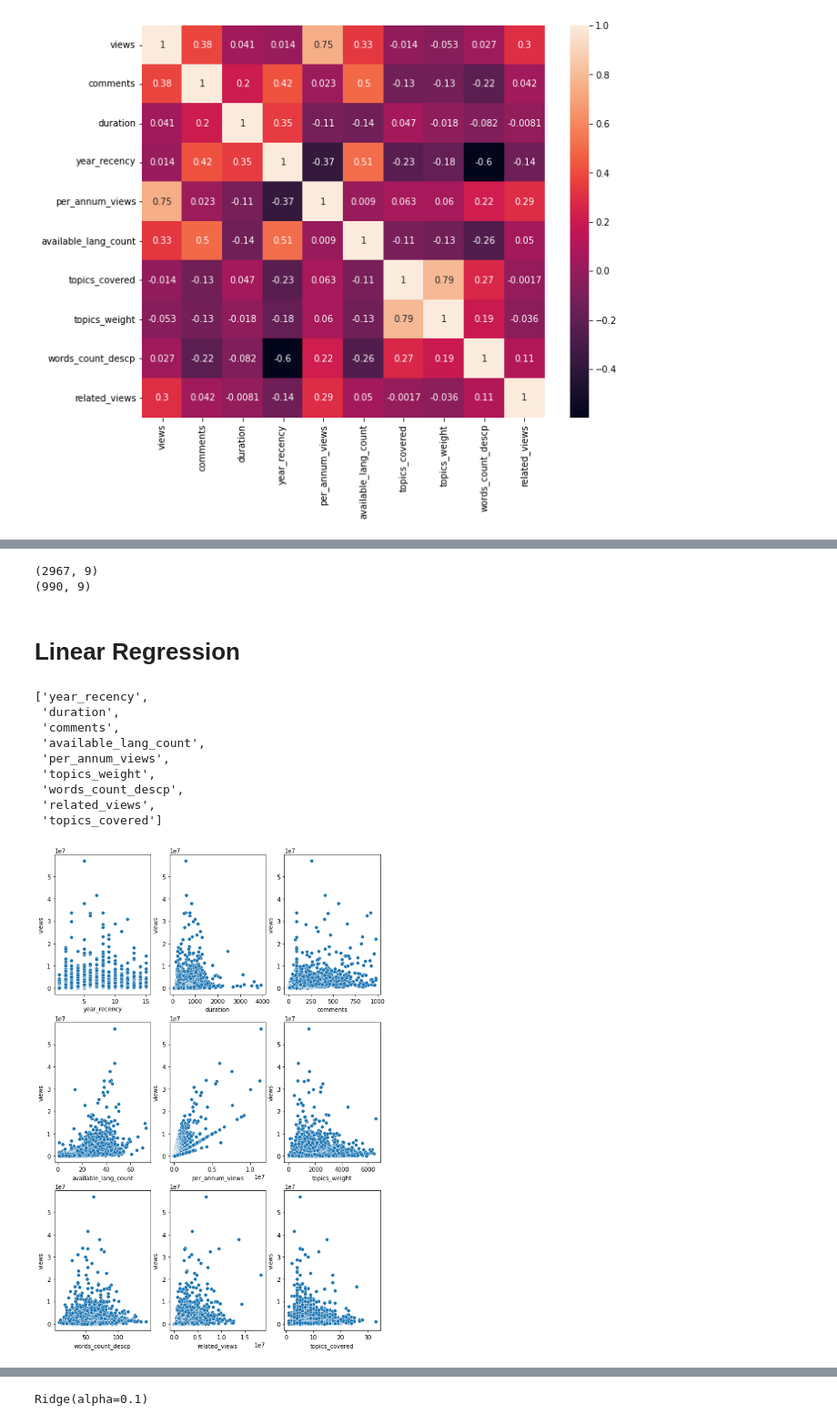
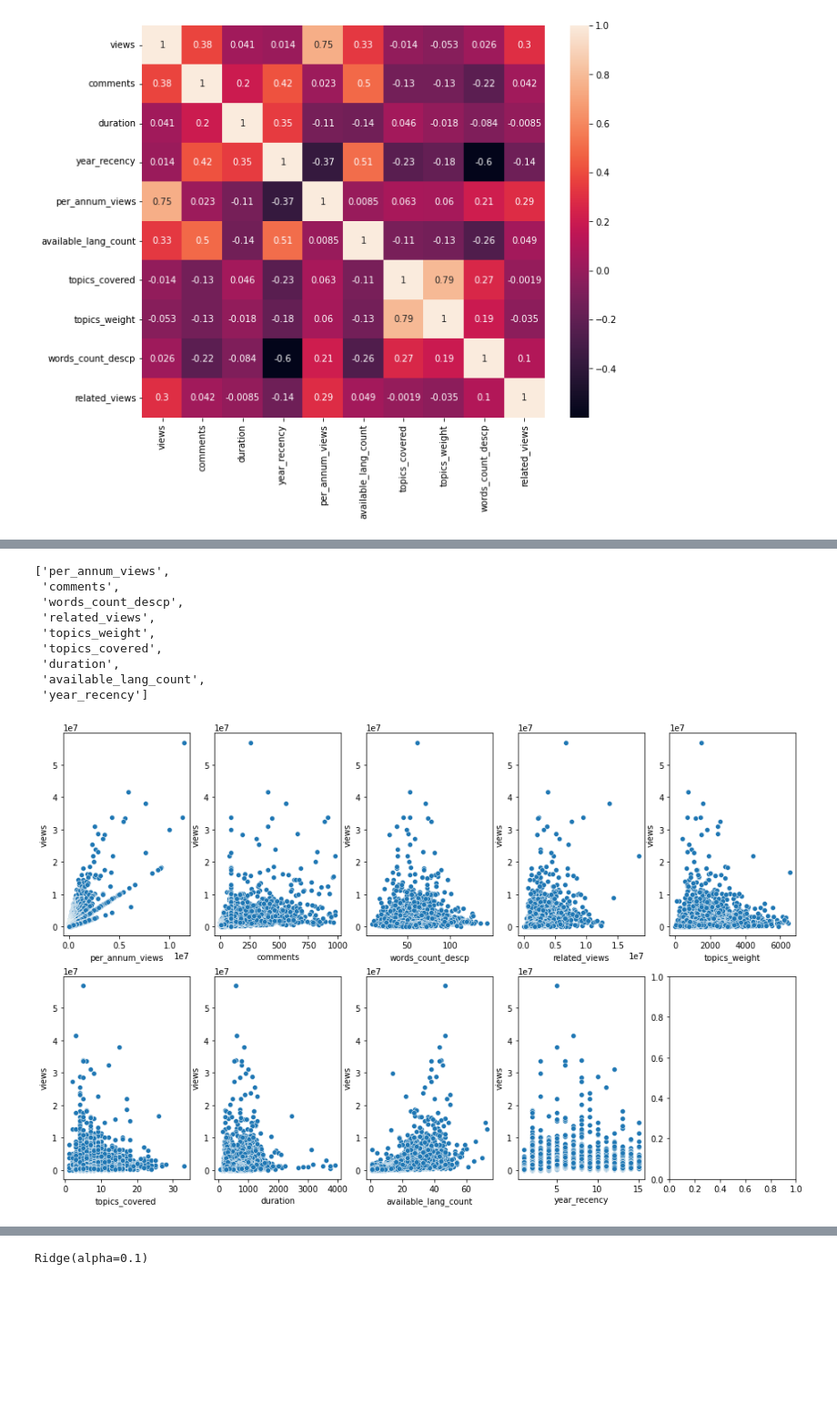
Before and after one commit to Keshav1506/Ted-Talks-views-Prediction-Model, a Jupyter notebook: Ted_Talk_Prediction.ipynb, the cells around one changed output, grey strips where cells are left out. Shown at 91% size. Drawn from its saved outputs; the diff is of its cells as text; code cells hidden in the pictures; blank space fills up the shorter version.

```diff
--- a/Ted_Talk_Prediction.ipynb
+++ b/Ted_Talk_Prediction.ipynb
@@ -414,14 +95,0 @@ Ted_talks.head(1)
-# %%
-from datetime import datetime
-import datetime as dt
-Ted_talks['published_date'] = Ted_talks['published_date'].apply(lambda x: dt.datetime.strptime(x,"%Y-%m-%d"))
-
-Ted_talks['year'] = Ted_talks['published_date'].dt.year
-Ted_talks['month'] = Ted_talks['published_date'].dt.month
-Ted_talks['day'] = Ted_talks["published_date"].dt.day_name()
-
-daydict = {'Sunday' : 0, 'Monday' : 1, 'Tuesday':2,'Wednesday':3,'Thursday':4,'Friday':5,'Saturday':6}
-Ted_talks['daynum'] = Ted_talks['day'].map(daydict)
-
-Ted_talks['weekdays_weekend']=Ted_talks['day'].apply(lambda x : 1 if x=='Saturday' or x=='Sunday' else 0 )
-Ted_talks=Ted_talks.drop(columns=['published_date', "daynum", "weekdays_weekend"],axis=1)
@@ -470,0 +533,3 @@ Ted_talks['words_count_descp'] = Ted_talks['description'].str.split().apply(len)
+# %%
+# dropping rows with 0 comments.
+Ted_talks.drop(Ted_talks[Ted_talks['comments'] <= 0].index, inplace = True)
@@ -488,7 +719,8 @@ Ted_talks.drop(axis = 1, labels = ["talk_id", "all_speakers", "title", "occupati
                                     "recorded_date", "about_speakers",
                                    "related_talks", "url",
                                    "transcript", "speaker_1", "event",  "available_lang",
-                                  "topics", "description", "day", "month", "year", "native_lang"], inplace = True)
+                                  "topics", "description", "day", "month", "year", "native_lang",
+                                   'published_date', "daynum", "weekdays_weekend"], inplace = True)
 # %%
 correlmap = Ted_talks.corr()
 f, ax = plt.subplots(figsize=(10, 8))
@@ -556,13 +731,3 @@ X
-# %%
-from sklearn.model_selection import train_test_split
-X_train, X_test, y_train, y_test = train_test_split(X,y, test_size=0.25, random_state=0)
-print(X_train.shape)
-print(X_test.shape)
-# %% [output]
-(2967, 9)
-(990, 9)
-# %% [markdown]
-# Linear Regression
 # %%
 dependent_variable = 'views'
 # %%
@@ -570,19 +735,19 @@ independent_variables = list(set(Ted_talks.columns.tolist()) - {"views"})
 # %%
 independent_variables
 # %% [output]
-['year_recency',
- 'duration',
+['per_annum_views',
  'comments',
- 'available_lang_count',
- 'per_annum_views',
- 'topics_weight',
  'words_count_descp',
  'related_views',
- 'topics_covered']
+ 'topics_weight',
+ 'topics_covered',
+ 'duration',
+ 'available_lang_count',
+ 'year_recency']
 # %%
 variable_df = Ted_talks[independent_variables]
-fig, axes = plt.subplots(nrows = 3, ncols=3, figsize= (10,15))
+fig, axes = plt.subplots(nrows = 2, ncols = 5, figsize= (16,10))
 for i, col in enumerate(variable_df.columns):
-  sns.scatterplot(data=Ted_talks, x=col, y="views", ax = axes[i//3, i%3])
+  sns.scatterplot(data=Ted_talks, x=col, y="views", ax = axes[i//5, i%5])
 # %% [output]
-[figure, old version]
+[figure, new version]
```
Also changed, not shown: parts of 187 cells of this notebook.
